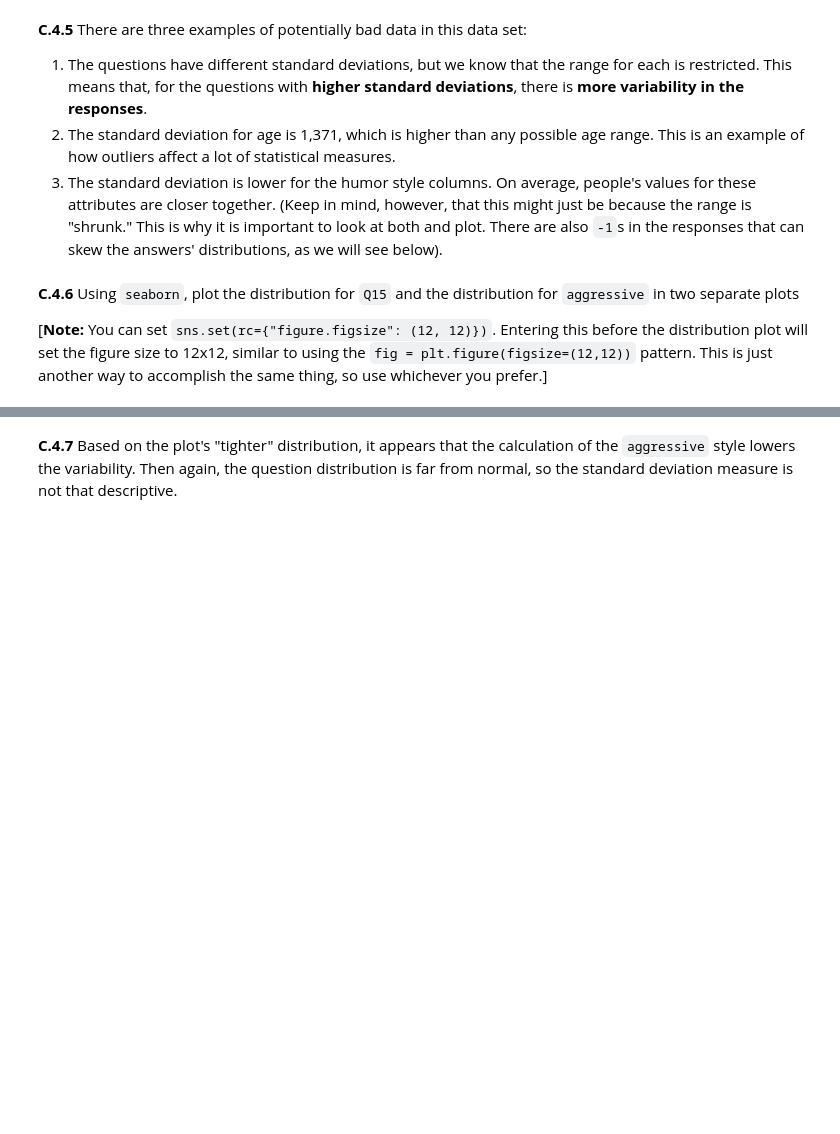
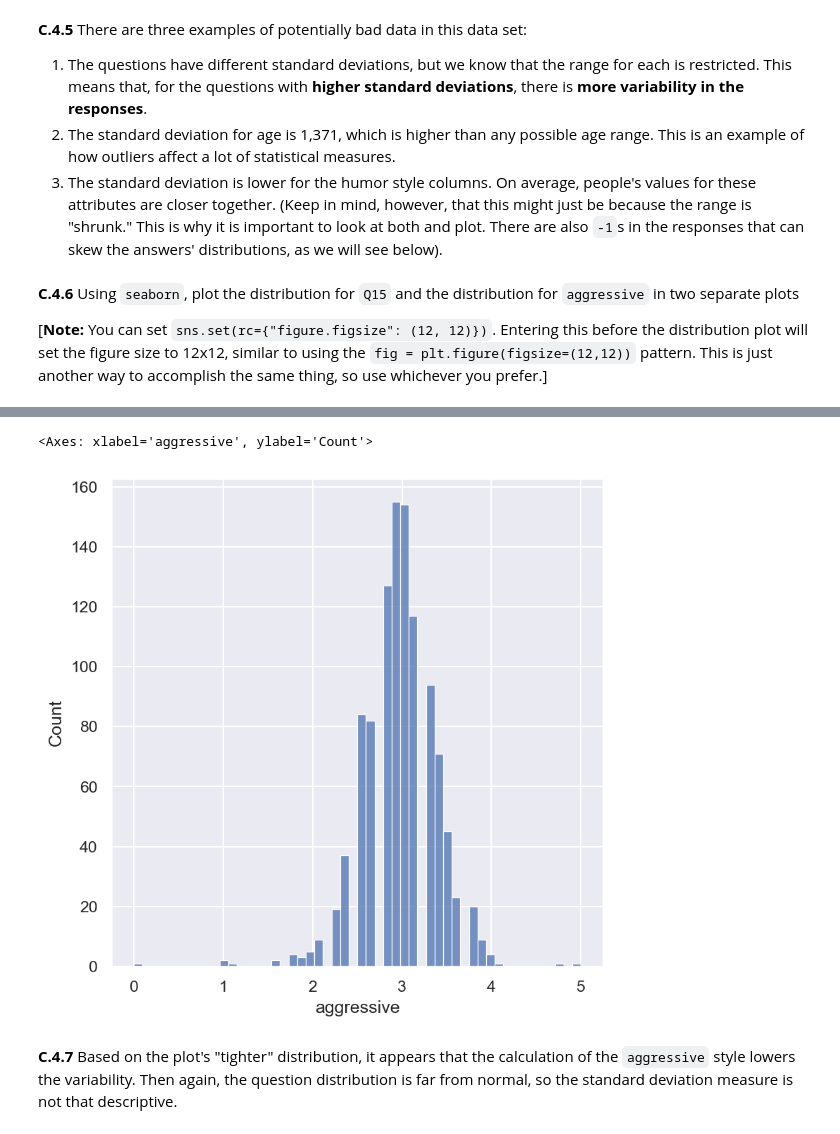
Before and after one commit to tivendren/Kyouth_DataScience_Materials, a Jupyter notebook: Unit-2/Unit-2-02-Data-Transformation/lab1-pandas-long_wide_pivot_melt/pandas-data-transformation-lab.ipynb, the cells around one changed output, grey strips where cells are left out. Saved outputs shown, nothing was run; the diff lists cells and outputs as text; code cells hidden in the pictures; blank space fills up the shorter version.

```diff
--- a/Unit-2/Unit-2-02-Data-Transformation/lab1-pandas-long_wide_pivot_melt/pandas-data-transformation-lab.ipynb
+++ b/Unit-2/Unit-2-02-Data-Transformation/lab1-pandas-long_wide_pivot_melt/pandas-data-transformation-lab.ipynb
@@ -214,3 +277,10 @@ Let's start looking at our data. Print out the shape of the DataFrame.
+# %%
+# A:
+sns.set(rc={"figure.figsize": (6, 6)})
+sns.histplot(data=hsq,x="aggressive")
+# %% [output]
+<Axes: xlabel='aggressive', ylabel='Count'>
+[figure, added]
 # %% [markdown]
 **C.4.7** Based on the plot's "tighter" distribution, it appears that the calculation of the `aggressive` style lowers the variability. Then again, the question distribution is far from normal, so the standard deviation measure is not that descriptive.
 # %% [markdown]
```
Also changed, not shown: parts of 26 cells of this notebook, 2 other files.
